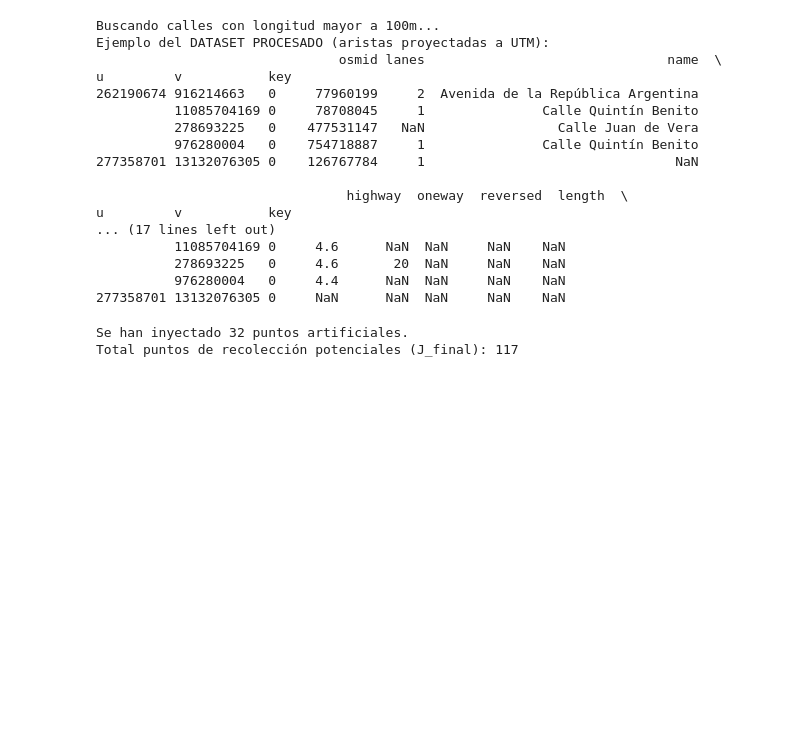
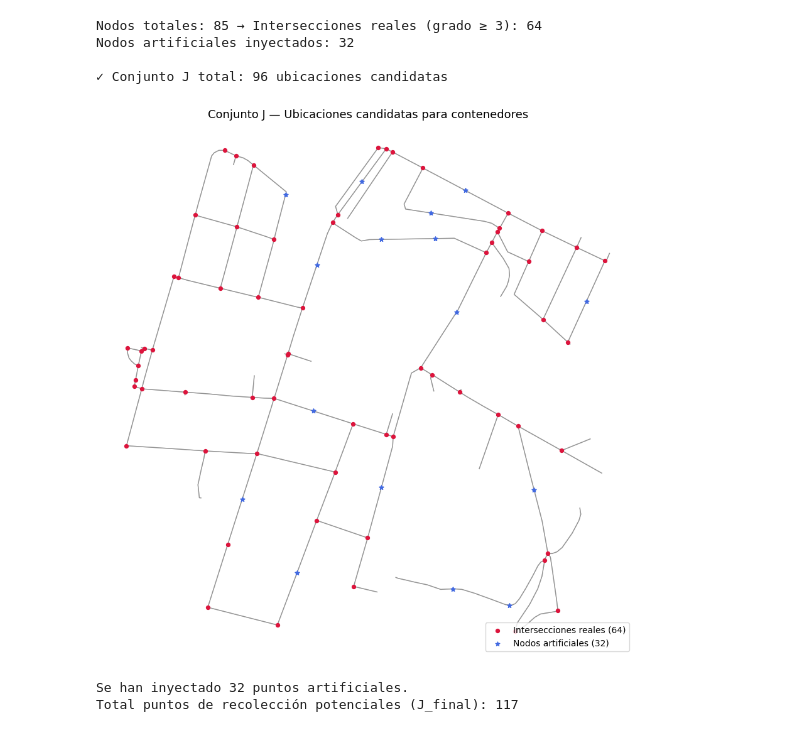
Before and after one commit to Guillermo-Gonzalez-Pineda/TFG-Optimizacion-Residuos, a Jupyter notebook: notebooks/anterior/01_preparacion_datos_laguna.ipynb, the cells around one changed output. Cells and saved outputs as stored; diff of their text form; code cells hidden in the pictures; blank space fills up the shorter version.

```diff
--- a/notebooks/01_preparacion_datos_laguna.ipynb
+++ b/notebooks/anterior/01_preparacion_datos_laguna.ipynb
@@ -69,33 +95,54 @@ osmid
 # %%
-DISTANCIA_MAXIMA_CALLE = 100 # metros
-nuevos_nodos = []
-id_nodo_artificial = 999000000 # Empezamos con IDs muy altos para no pisar los de OSM
+DISTANCIA_MAXIMA_CALLE = 100  # metros: calles más largas reciben nodos intermedios
 
-print(f"Buscando calles con longitud mayor a {DISTANCIA_MAXIMA_CALLE}m...")
+# --- 3a. Filtro por grado ---
+grados = dict(grafo.degree())
+nodos_interseccion = nodos[nodos.index.map(lambda n: grados.get(n, 0) >= 3)].copy()
+print(f"Nodos totales: {len(nodos)} → Intersecciones reales (grado ≥ 3): {len(nodos_interseccion)}")
 
-# Proyectamos las aristas a UTM (metros) temporalmente para medir la longitud real
+# --- 3b. Inyección de nodos en calles largas ---
 aristas_utm = ox.project_gdf(aristas)
 
-print("Ejemplo del DATASET PROCESADO (aristas proyectadas a UTM):")
-print(aristas_utm.head())
+nuevos_nodos = []
+id_artificial = 999_000_000
+
+for _, fila in aristas_utm.iterrows():
+    longitud = fila.geometry.length
+    if longitud > DISTANCIA_MAXIMA_CALLE:
+        n_puntos = int(longitud // DISTANCIA_MAXIMA_CALLE)
+        for i in range(1, n_puntos + 1):
+            punto_utm = fila.geometry.interpolate(i * longitud / (n_puntos + 1))
+            nuevos_nodos.append({'osmid': id_artificial, 'geometry': punto_utm, 'artificial': True})
+            id_artificial += 1
+
+# Reproyectar a geográfico y unir con las intersecciones
+if nuevos_nodos:
+    nodos_artificiales = gpd.GeoDataFrame(nuevos_nodos, crs=aristas_utm.crs)
+    nodos_artificiales = nodos_artificiales.to_crs(epsg=4326).set_index('osmid')
+    nodos_J = pd.concat([nodos_interseccion, nodos_artificiales])
+    print(f"Nodos artificiales inyectados: {len(nuevos_nodos)}")
+else:
+    nodos_J = nodos_interseccion.copy()
+
+print(f"\n✓ Conjunto J total: {len(nodos_J)} ubicaciones candidatas")
+
+# --- Visualización ---
+fig, ax = plt.subplots(figsize=(9, 9))
+aristas.plot(ax=ax, linewidth=1, edgecolor='gray', alpha=0.6)
+nodos_interseccion.plot(ax=ax, markersize=18, color='crimson', label=f'Intersecciones reales ({len(nodos_interseccion)})', zorder=3)
+if nuevos_nodos:
+    nodos_artificiales.plot(ax=ax, markersize=25, color='royalblue', marker='*', label=f'Nodos artificiales ({len(nuevos_nodos)})', zorder=4)
+plt.title("Conjunto J — Ubicaciones candidatas para contenedores", fontsize=13)
+plt.legend(loc='lower right')
+plt.axis('off')
+plt.tight_layout()
+plt.show()
 # %% [output]
-Buscando calles con longitud mayor a 100m...
-Ejemplo del DATASET PROCESADO (aristas proyectadas a UTM):
-                               osmid lanes                               name  \
-u         v           key
-262190674 916214663   0     77960199     2  Avenida de la República Argentina
-          11085704169 0     78708045     1               Calle Quintín Benito
-          278693225   0    477531147   NaN                 Calle Juan de Vera
-          976280004   0    754718887     1               Calle Quintín Benito
-277358701 13132076305 0    126767784     1                                NaN
+Nodos totales: 85 → Intersecciones reales (grado ≥ 3): 64
+Nodos artificiales inyectados: 32
 
-                                highway  oneway  reversed  length  \
-u         v           key
-... (17 lines left out)
-          11085704169 0     4.6      NaN  NaN     NaN    NaN
-          278693225   0     4.6       20  NaN     NaN    NaN
-          976280004   0     4.4      NaN  NaN     NaN    NaN
-277358701 13132076305 0     NaN      NaN  NaN     NaN    NaN
+✓ Conjunto J total: 96 ubicaciones candidatas
+[figure, added]
 # %%
 for index, fila in aristas_utm.iterrows():
     longitud = fila.geometry.length
```
Also changed, not shown: parts of 8 cells of this notebook, 2 other files.
